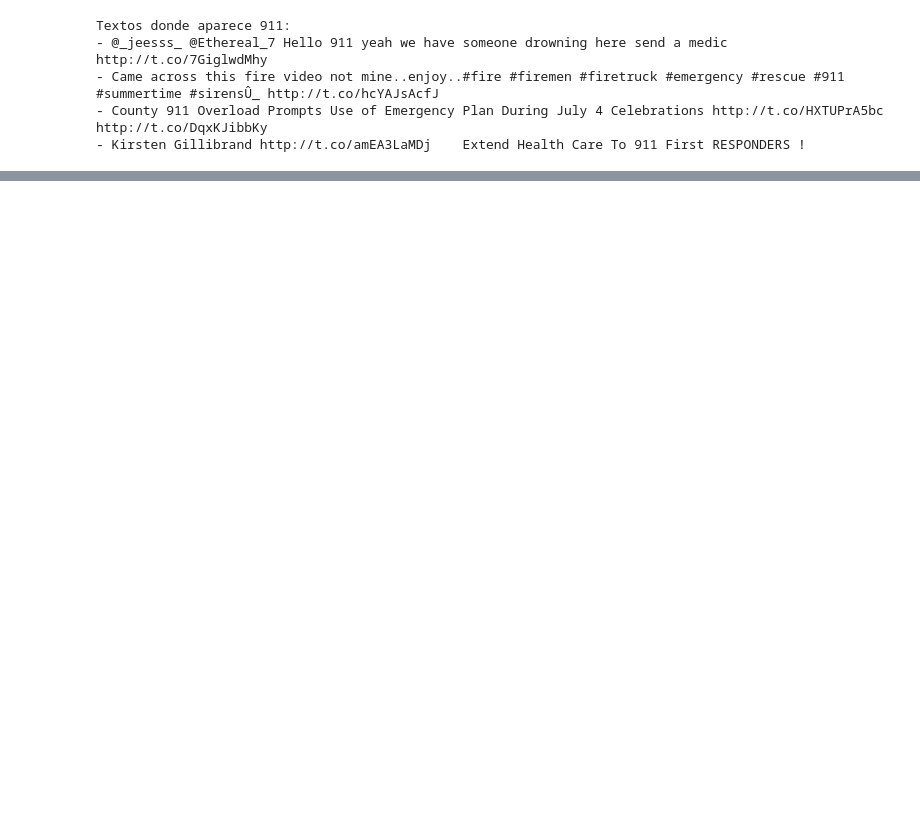
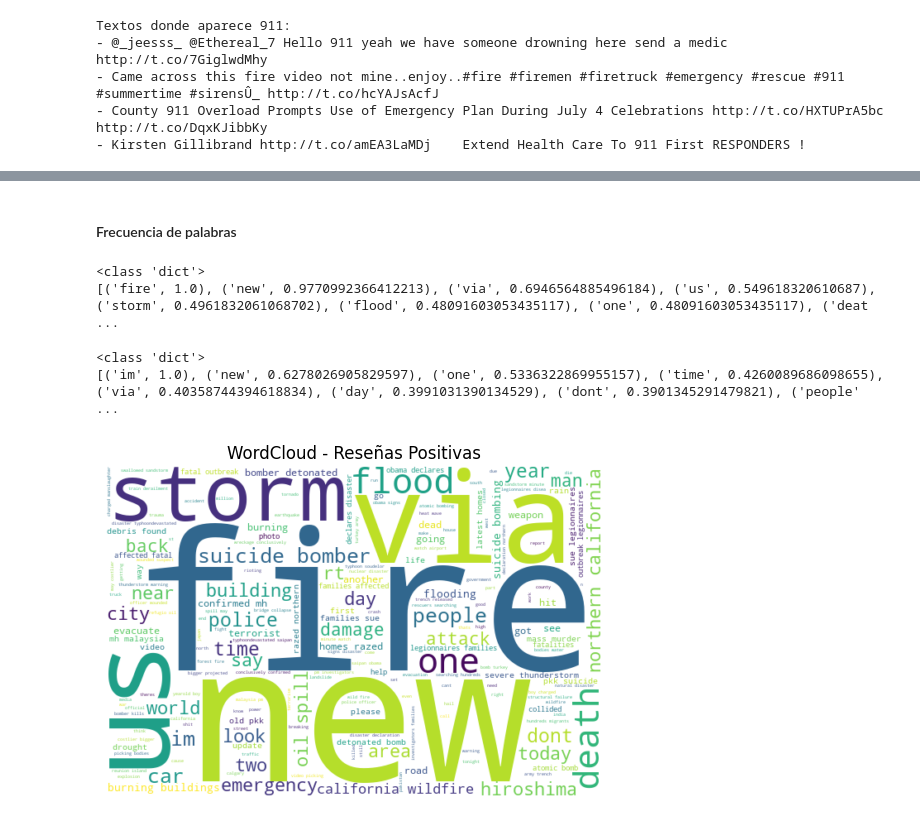
Before and after one commit to Disotoo/DS-Lab-5, a Jupyter notebook: Lab5.ipynb, the cells around one changed output, grey strips where cells are left out. Drawn from its saved outputs; the diff is of its cells as text; code cells hidden in the pictures; blank space fills up the shorter version.

```diff
--- a/Lab5.ipynb
+++ b/Lab5.ipynb
@@ -105,0 +85,20 @@ Textos donde aparece 911:
+# %%
+def limpiar(text):
+    text = text.lower()                                 # minúsculas
+    text = re.sub(r"[‘’´`]", "'", text)
+    text = re.sub(r"[“”]", '"', text)
+    text = re.sub(r"http\S+|www\S+|https\S+", "", text) # quitar URLs
+    text = re.sub(r"\s*&amp\s*", " ", text)  # quitar '&amp' y limpiar espacios extra
+    text = re.sub(r"@\w+", "", text)                    # quitar usuarios
+    text = re.sub(r"<.*?>", " ", text)                  # quitar tags HTML
+    text = re.sub(r"\[.*?\]", "", text)                 # quitar palabras dentro de []
+    text = re.sub(r"[0-9]+[a-zA-Z]*", "", text)         # quitar palabras que combinen numeros y letras
+    text = re.sub(r"[^a-zA-Z\s]", "", text)             # quitar símbolos/números
+    text = re.sub(r"\s+", " ", text).strip()            # quitar espacios extra
+    text = re.sub(r"\bu\b", "", text)                   # quitar 'u' sueltas
+    tokens = text.split()
+    tokens = [word for word in tokens if word not in stop_words]
+    return " ".join(tokens)
+
+train["clean_text"] = train["text"].apply(limpiar)
+train
@@ -105,0 +126,6 @@ Textos donde aparece 911:
+# %%
+# Texto combinado por clase
+desastres = " ".join(train[train.target == 1]["clean_text"])
+no_desastres = " ".join(train[train.target == 0]["clean_text"])
+
+train
@@ -105,0 +146,31 @@ Textos donde aparece 911:
+# %% [markdown]
+#### Frecuencia de palabras
+# %%
+# Wordcloud de palabras sobre desastre
+wordcloud_dis = WordCloud(width=600, height=400, background_color="white").generate(desastres)
+
+# Diccionario de palabras y frecuencias relativas
+frecuencias = wordcloud_dis.words_
+print(type(frecuencias))
+print(list(frecuencias.items())[:10])
+# %% [output]
+<class 'dict'>
+[('fire', 1.0), ('new', 0.9770992366412213), ('via', 0.6946564885496184), ('us', 0.549618320610687), ('storm', 0.4961832061068702), ('flood', 0.48091603053435117), ('one', 0.48091603053435117), ('deat ...
+# %%
+# Wordcloud de palabras sobre no desastres
+wordcloud_non = WordCloud(width=600, height=400, background_color="white", colormap="Reds").generate(no_desastres)
+
+# Diccionario de palabras y frecuencias relativas
+frecuencias = wordcloud_non.words_
+print(type(frecuencias))
+print(list(frecuencias.items())[:10])
+# %% [output]
+<class 'dict'>
+[('im', 1.0), ('new', 0.6278026905829597), ('one', 0.5336322869955157), ('time', 0.4260089686098655), ('via', 0.40358744394618834), ('day', 0.3991031390134529), ('dont', 0.3901345291479821), ('people' ...
+# %%
+plt.imshow(wordcloud_dis, interpolation="bilinear")
+plt.axis("off")
+plt.title("WordCloud - Reseñas Positivas")
+plt.show()
+# %% [output]
+[figure, added]
```
Also changed, not shown: parts of 14 cells of this notebook.
